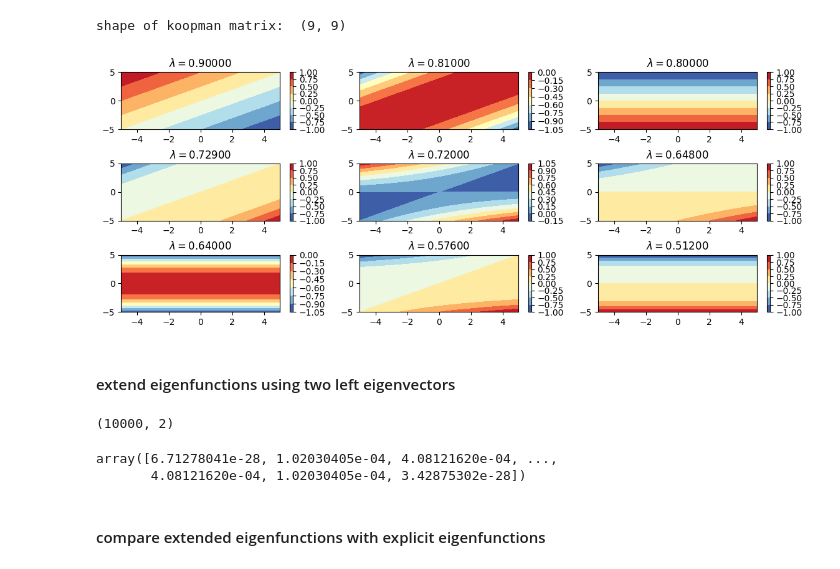
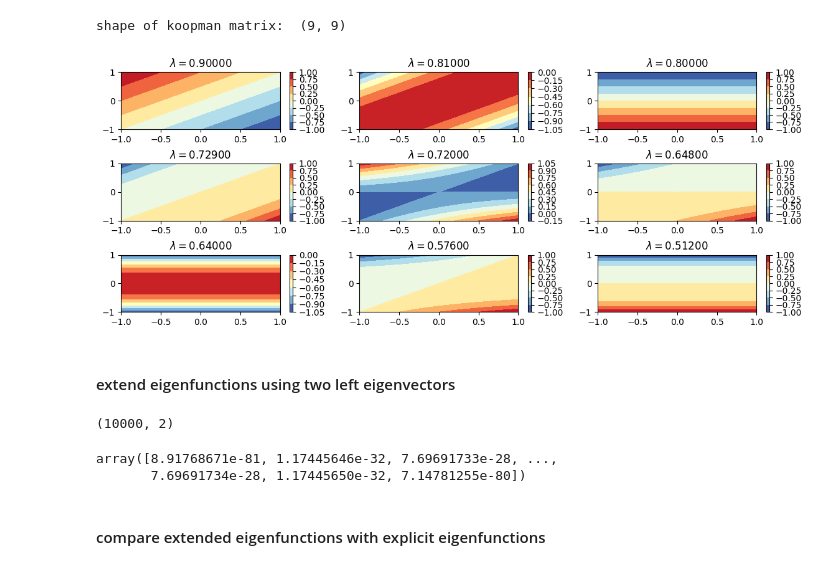
Before and after one commit to saksham219/koopman_eigensolvers, a Jupyter notebook: extend_linear_system_eigenfunctions.ipynb, the cells around one changed output. Cells and saved outputs as stored; diff of their text form; code cells hidden in the pictures.

```diff
--- a/extend_linear_system_eigenfunctions.ipynb
+++ b/extend_linear_system_eigenfunctions.ipynb
@@ -148,8 +159,8 @@ f, ax = plt.subplots(len(sorted_eig)//3 + 1, 3, figsize=(14, 8))
 plt.subplots_adjust(hspace=0.8)
 
 # define grid range
-x = np.linspace(-5, 5, 100)
-y = np.linspace(-5, 5, 100)
+x = np.linspace(-1, 1, 100)
+y = np.linspace(-1, 1, 100)
 
 for i, (m,n) in enumerate(sorted_eig):
     linear_system.plot_eigenfunction_contour(x=x, y=y, m=m, n=n, ax = ax[int(i/3)][i%3])
@@ -161,47 +172,47 @@ for i, (m,n) in enumerate(sorted_eig):
 # %% [markdown]
 ### plot Koopman eigenfunctions computed using left eigenvectors
 # %%
-koopman_eigen = KoopmanEigenSolvers(edmd_poly, tsc_data)
+koopman_eigen = KoopmanEigenSolvers(edmd_poly, tsc_data, include_id_state=True)
 print("shape of koopman matrix: ", koopman_eigen.koopman_matrix.shape)
 # %% [output]
 shape of koopman matrix:  (9, 9)
 # %%
 f, ax = plt.subplots(3, 3, figsize=(14, 5))
 plt.subplots_adjust(hspace=0.6)
 
-x = np.linspace(-5, 5, 100)
-y = np.linspace(-5, 5, 100)
+x = np.linspace(-1, 1, 100)
+y = np.linspace(-1, 1, 100)
 X, Y = np.meshgrid(x, y)
 x_flat = np.array([X.flatten(), Y.flatten()]).T
 
 koopman_eigenfunctions_eval = koopman_eigen.eigenfunction_left(koopman_eigen.left_koopman_eigvecs)(x_flat)
 
 for i in range(koopman_eigenfunctions_eval.shape[1]):
 
     Z = koopman_eigenfunctions_eval[:, i]
     Z = Z/np.max(np.abs(Z))
 
     h = ax[int(i/3)][i%3].contourf(X, Y, np.array(Z).reshape(100,100), cmap='RdYlBu_r')
     eig = koopman_eigen.left_koopman_eigvals[i]
 
     ax[int(i/3)][i%3].set_title(f"$\lambda = {eig:.5f}$")
     plt.colorbar(h)
 # %% [output]
-[figure, old version]
+[figure, new version]
 # %% [markdown]
 #### extend eigenfunctions using two left eigenvectors
 # %%
-x = np.linspace(-5, 5, 100)
-y = np.linspace(-5, 5, 100)
+x = np.linspace(-1, 1, 100)
+y = np.linspace(-1, 1, 100)
 X, Y = np.meshgrid(x, y)
 
 x_flat = np.array([X.flatten(), Y.flatten()]).T
 print(x_flat.shape)
-koopman_eigen.extend_eigenfunctions(x_flat, eigenvector_indexes=[0,2], pow_i=2, pow_j=4)
+koopman_eigen.extend_eigenfunctions(x_flat, eigenvector_indexes=[1, 3], pow_i=2, pow_j=4)
 # %% [output]
 (10000, 2)
-array([6.71278041e-28, 1.02030405e-04, 4.08121620e-04, ...,
-       4.08121620e-04, 1.02030405e-04, 3.42875302e-28])
+array([8.91768671e-81, 1.17445646e-32, 7.69691733e-28, ...,
+       7.69691734e-28, 1.17445650e-32, 7.14781255e-80])
 # %% [markdown]
 #### compare extended eigenfunctions with explicit eigenfunctions
 # %%
```
Also changed, not shown: parts of 16 cells of this notebook, 1 other file.
